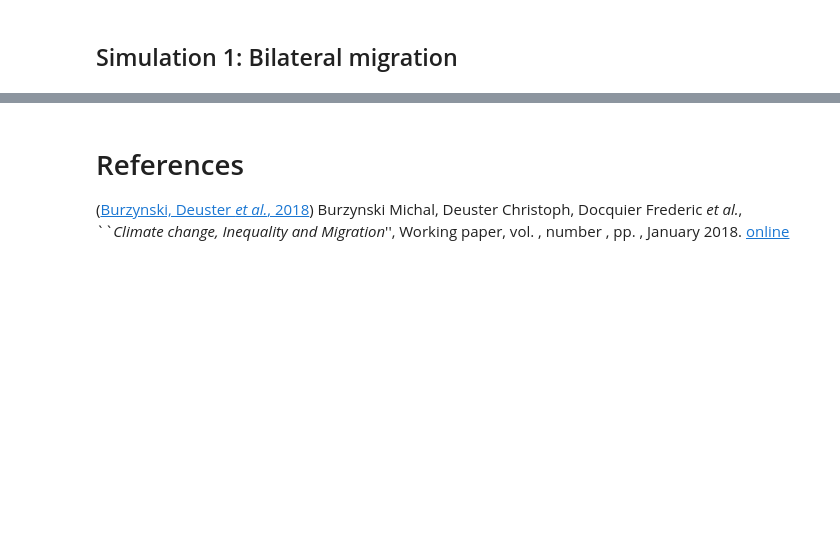
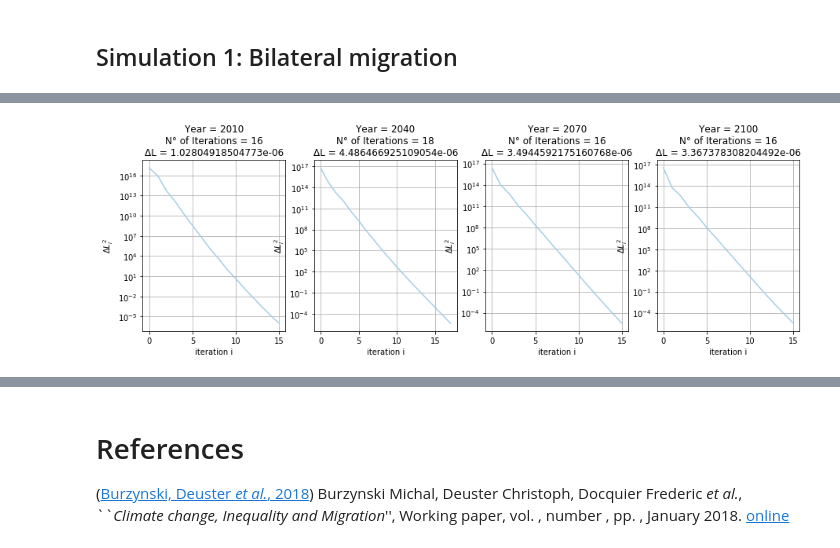
Before and after one commit to hscheewel/GeographyOfClimateMigration, a Jupyter notebook: Model.ipynb, the cells around one changed output, grey strips where cells are left out. Drawn from its saved outputs; the diff is of its cells as text; code cells hidden in the pictures; blank space fills up the shorter version.

```diff
--- a/Model.ipynb
+++ b/Model.ipynb
@@ -1135,0 +837,10 @@ plot_scatters(size=10)
+# %%
+m3 = model(name='maximalist', tol=1e-5, scenario='maximalist')
+m3.correct_south_south()
+m3.calib_epsilon()
+m3.calib_kappa()
+m3.calib_migcosts()
+m3.fertility()
+m3.simulate(report=True, report_from=0, max_iter=50)
+# %% [output]
+[figure, added]
```
Also changed, not shown: parts of 43 cells of this notebook.
